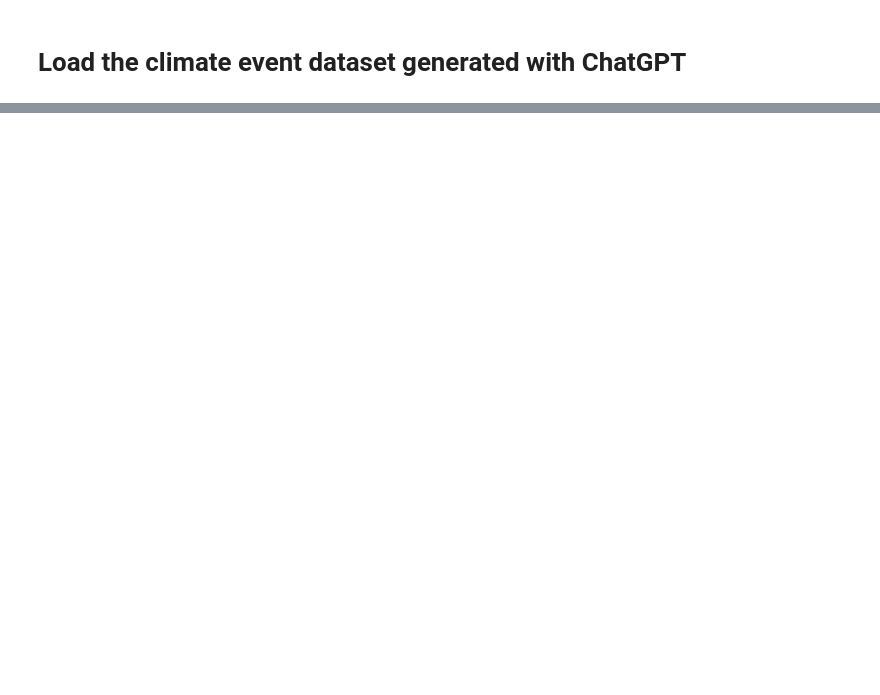
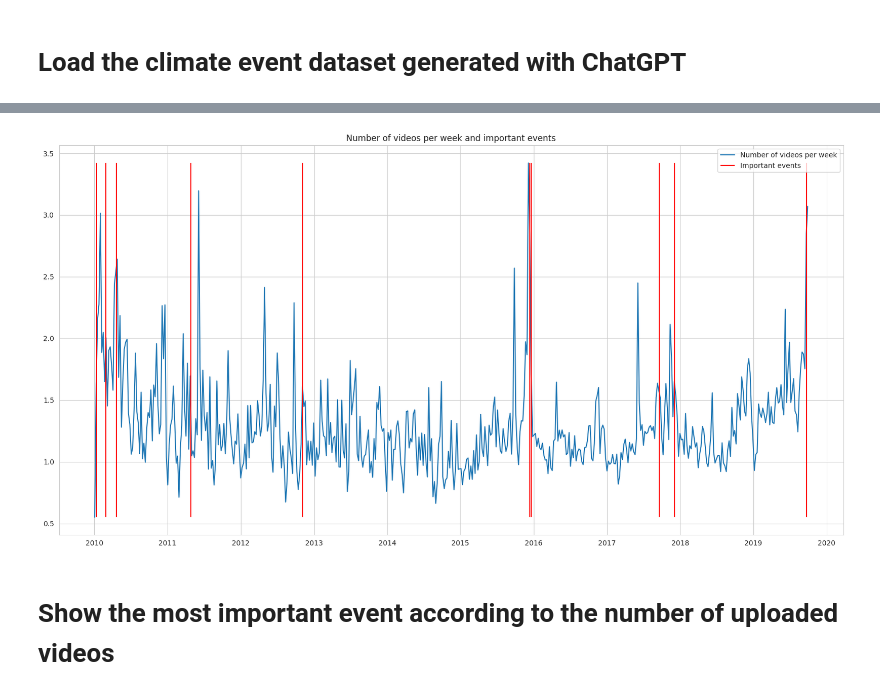
Before and after one commit to agatha-duzan/ada-2023-project-fadamily, a Jupyter notebook: final.ipynb, the cells around one changed output, grey strips where cells are left out. Saved outputs shown, nothing was run; the diff lists cells and outputs as text; code cells hidden in the pictures; blank space fills up the shorter version.

```diff
--- a/final.ipynb
+++ b/final.ipynb
@@ -388,4 +400,7 @@ NameError: name 'count_per_day' is not defined
 # %%
 climate_events = pd.read_csv('data/climate_events.csv')
 climate_events['date'] = pd.to_datetime(climate_events['date'])
-climate_events.set_index('date')
+climate_events.set_index('date', inplace=True)
+climate_events.sort_index(inplace=True)
+climate_events = climate_events.loc['2010': '2019-09-28']
+climate_events.head()
@@ -393,0 +417,6 @@ climate_events.set_index('date')
+# %%
+data_countw = counts[1].resample('D').mean().fillna(method='ffill')
+important_dates = list(climate_events.index)
+important_dates = sorted(important_dates, key=lambda x: data_countw.loc[x], reverse=True)
+important_dates = important_dates[:10]
+print(important_dates)
@@ -394,2 +425,11 @@ climate_events.set_index('date')
 # %%
-# TODO: find the closet event to "sorted_views.index[0]"
+fig = plt.figure(figsize=(20, 10))
+plt.plot(counts[1], label="Number of videos per week")
+plt.vlines(important_dates, ymin=counts[1].min(), ymax=counts[1].max(), colors='r', label="Important events")
+plt.title('Number of videos per week and important events')
+plt.legend()
+plt.show()
+# %% [output]
+[figure, added]
+# %% [markdown]
+# Show the most important event according to the number of uploaded videos
```
Also changed, not shown: parts of 32 cells of this notebook, 1 other file.
